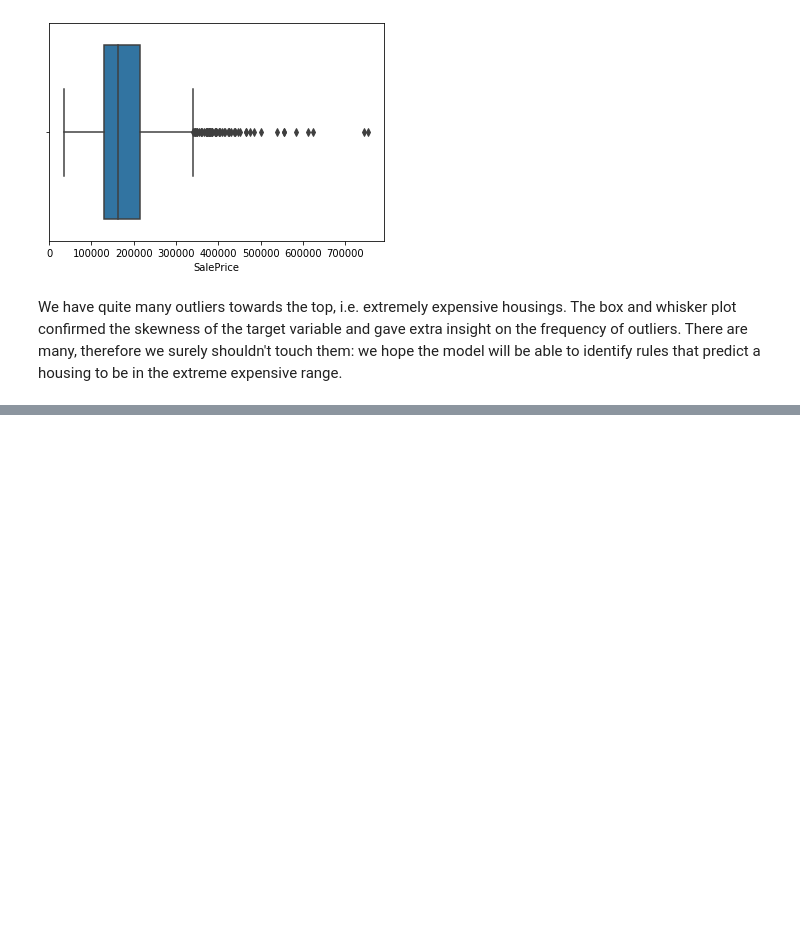
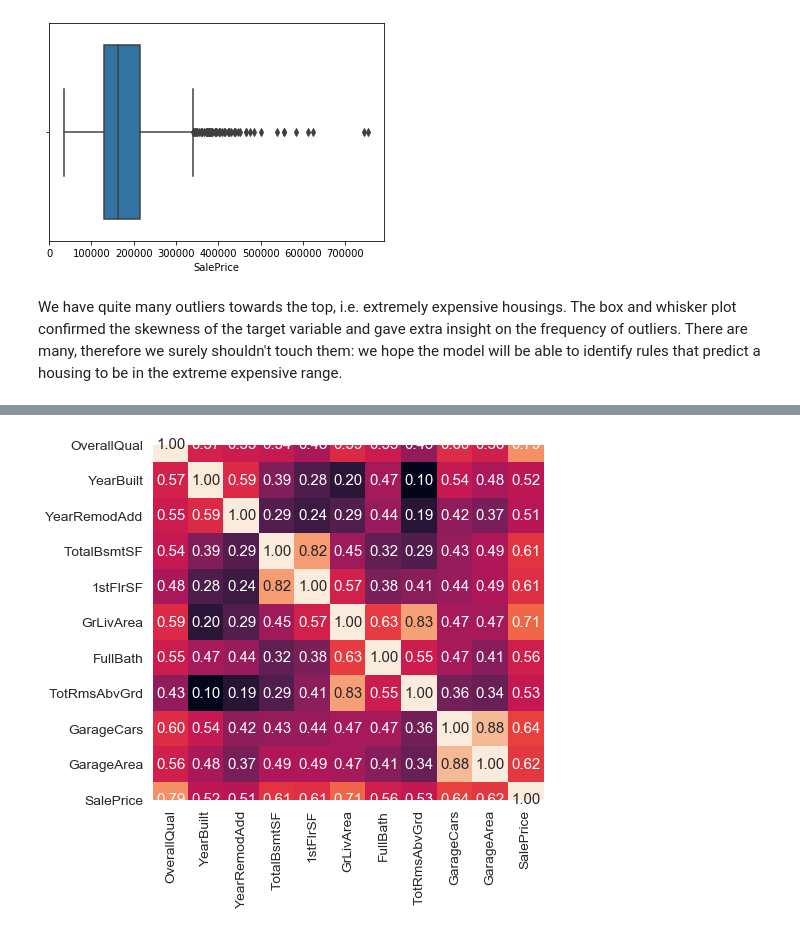
Before and after one commit to leweex95/Housing-Prices-Prediction, a Jupyter notebook: Housing-Prices-Prediction.ipynb, the cells around one changed output, grey strips where cells are left out. Saved outputs shown, nothing was run; the diff lists cells and outputs as text; code cells hidden in the pictures; blank space fills up the shorter version.

```diff
--- a/Housing-Prices-Prediction.ipynb
+++ b/Housing-Prices-Prediction.ipynb
@@ -203,0 +242,10 @@ We have quite many outliers towards the top, i.e. extremely expensive housings.
+# %%
+fig = plt.figure(figsize=(7,7))
+corrmat = df_train.corr()
+cols = corrmat[corrmat['SalePrice'] > 0.5]['SalePrice'].index
+cm = np.corrcoef(df_train[cols].values.T)
+sns.set(font_scale=1.25)
+hm = sns.heatmap(cm, cbar=False, annot=True, square=True, fmt='.2f', annot_kws={'size': 15}, yticklabels=cols.values, xticklabels=cols.values)
+plt.show()
+# %% [output]
+[figure, added]
```
Also changed, not shown: parts of 12 cells of this notebook.
